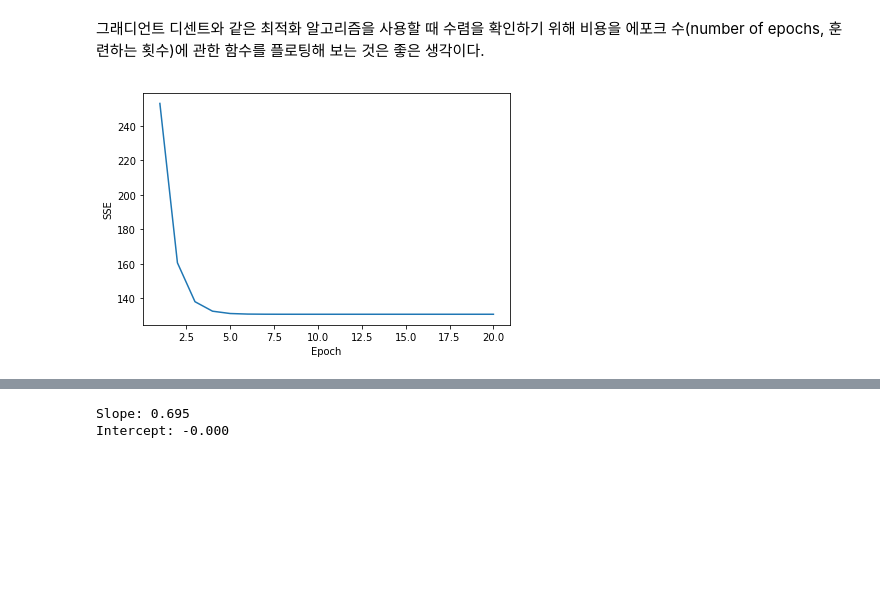
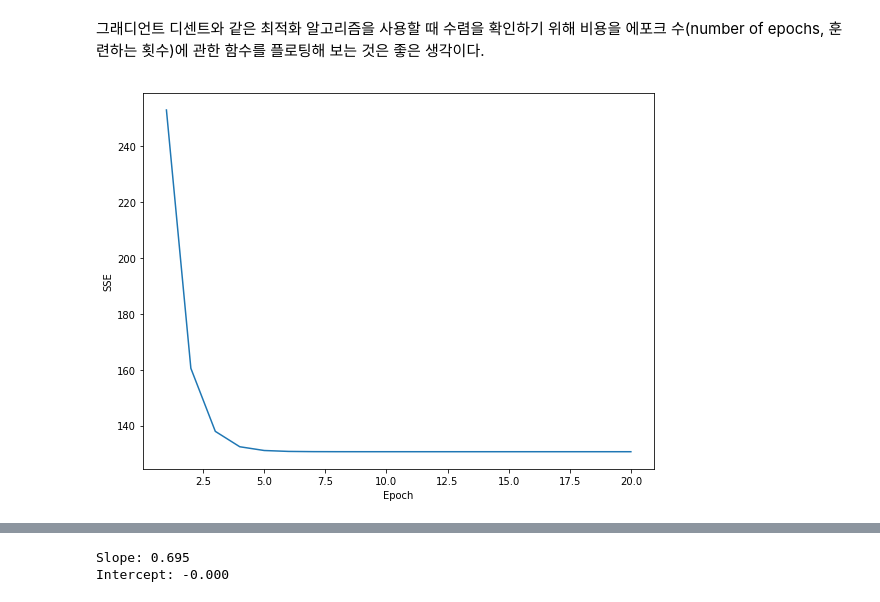
Before and after one commit to rnder/python-machine-learning-book, a Jupyter notebook: code/ch10/ch10-kor.ipynb, the cells around one changed output, grey strips where cells are left out. Drawn from its saved outputs; the diff is of its cells as text; code cells hidden in the pictures; blank space fills up the shorter version.

```diff
--- a/code/ch10/ch10-kor.ipynb
+++ b/code/ch10/ch10-kor.ipynb
@@ -301,14 +302,16 @@ lr.fit(X_std, y_std)
 # %% [markdown]
 그래디언트 디센트와 같은 최적화 알고리즘을 사용할 때 수렴을 확인하기 위해 비용을 에포크 수(number of epochs, 훈련하는 횟수)에 관한 함수를 플로팅해 보는 것은 좋은 생각이다.
 # %%
+plt.figure(figsize=(8.0, 6.0))
+
 plt.plot(range(1, lr.n_iter+1), lr.cost_)
 plt.ylabel('SSE')
 plt.xlabel('Epoch')
 plt.tight_layout()
 # plt.savefig('./figures/cost.png', dpi=300)
 plt.show()
 # %% [output]
-[figure, old version]
+[figure, new version]
 # %%
 def lin_regplot(X, y, model):
     plt.scatter(X, y, c='lightblue')
```
Also changed, not shown: parts of 25 cells of this notebook.
